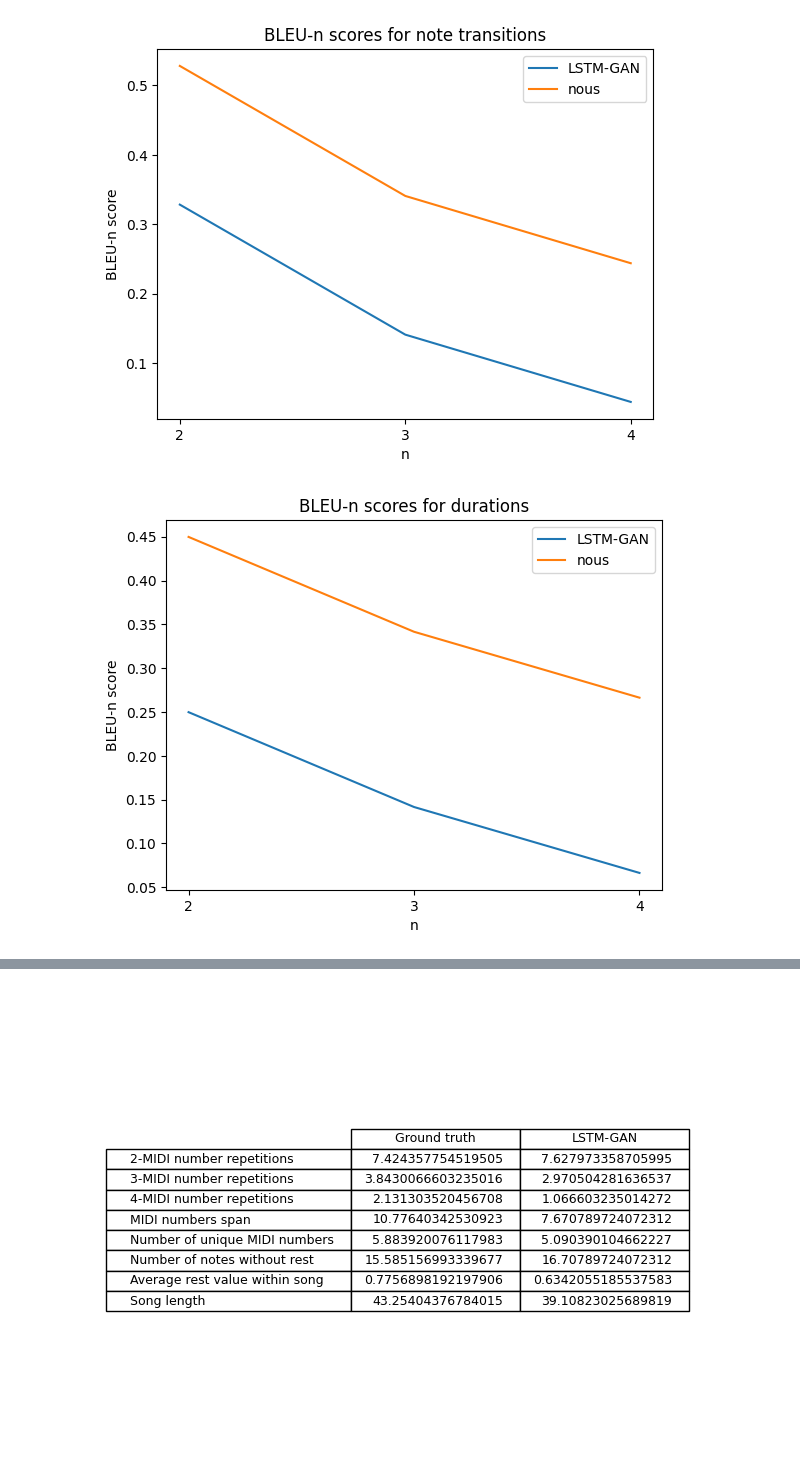
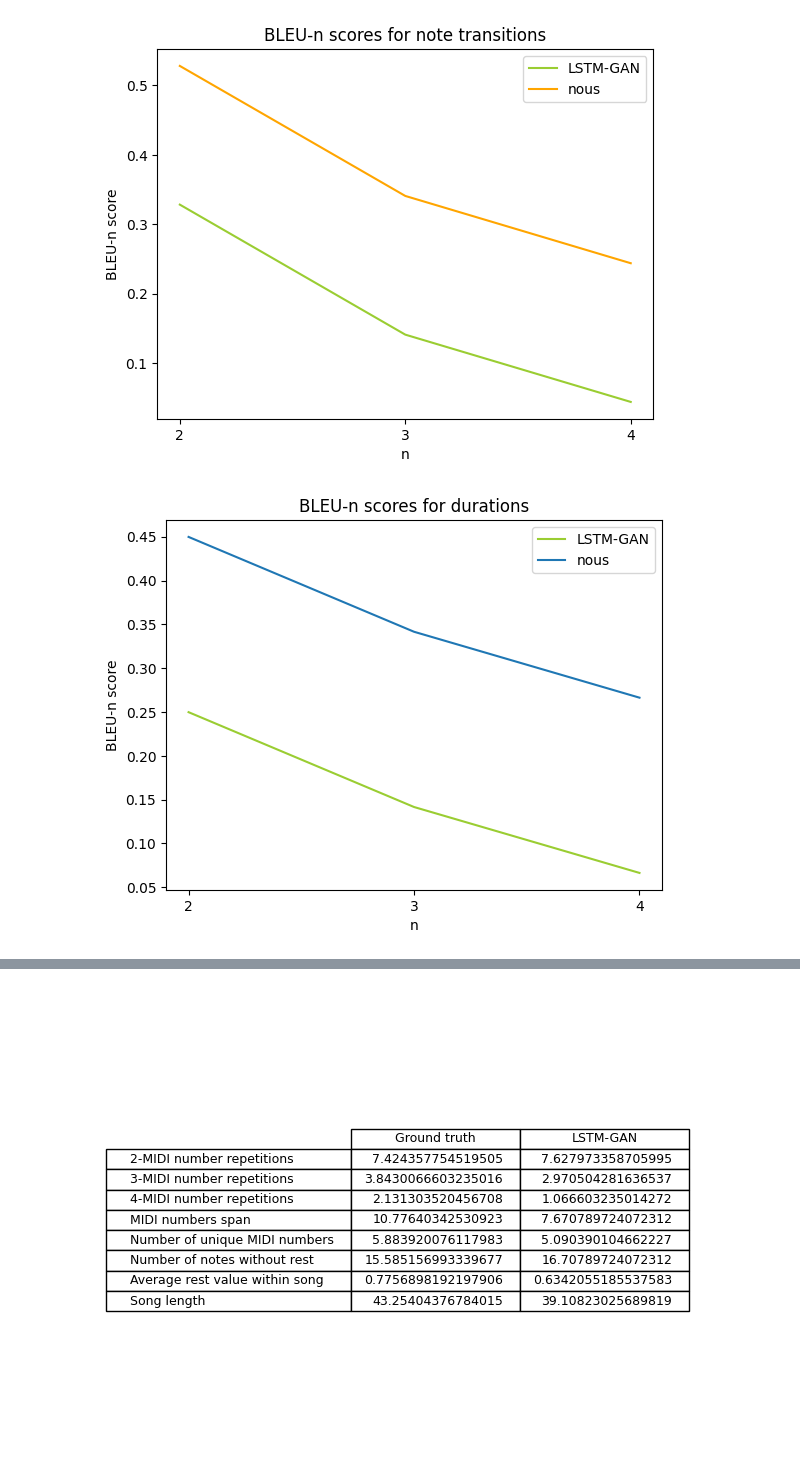
Before and after one commit to jj-haygurlhay/Lyrics2Melody, a Jupyter notebook: notebooks/quantitative_analysis_final.ipynb, the cells around one changed output, grey strips where cells are left out. Saved outputs shown, nothing was run; the diff lists cells and outputs as text; code cells hidden in the pictures.

```diff
--- a/notebooks/quantitative_analysis_final.ipynb
+++ b/notebooks/quantitative_analysis_final.ipynb
@@ -10,6 +10,13 @@ with open("/home/max/Documents/Univ/Lyrics2Melody/quantitative_analysis/seq2seq_
     rapport1_results = json.loads(f.read())
 with open("/home/max/Documents/Univ/Lyrics2Melody/quantitative_analysis/lstm-gan_stats/ref_stats", "r") as f:
     reference = json.loads(f.read())
+
+#Blue for reference
+ref_color="xkcd:azure"
+#Green for LSTM-GAN
+LSTM_color = "yellowgreen"
+#Orange for us
+res_color = "orange"
 # %%
 
 xrange = range(-8,9)
@@ -28,18 +35,18 @@ plt.show()
 # %%
 xrange = range(2,5)
-plt.plot(xrange, [lstm_results[f"bleu{i}_notes"] for i in xrange], label="LSTM-GAN")
-plt.plot(xrange, [lstm_results[f"bleu{i}_notes"]+0.2 for i in xrange], label="nous")
+plt.plot(xrange, [lstm_results[f"bleu{i}_notes"] for i in xrange], label="LSTM-GAN", color=LSTM_color)
+plt.plot(xrange, [lstm_results[f"bleu{i}_notes"]+0.2 for i in xrange], label="nous", color=res_color)
 plt.xticks(xrange)
 plt.title("BLEU-n scores for note transitions")
 plt.ylabel("BLEU-n score")
 plt.xlabel("n")
 plt.legend()
 plt.show()
 # %% [output]
-[figure, old version]
+[figure, new version]
 # %%
 xrange = range(2,5)
-plt.plot(xrange, [lstm_results[f"bleu{i}_durations"] for i in xrange], label="LSTM-GAN")
+plt.plot(xrange, [lstm_results[f"bleu{i}_durations"] for i in xrange], label="LSTM-GAN", color=LSTM_color)
 plt.plot(xrange, [lstm_results[f"bleu{i}_durations"]+0.2 for i in xrange], label="nous")
 plt.xticks(xrange)
 plt.title("BLEU-n scores for durations")
@@ -48,6 +55,6 @@ plt.xlabel("n")
 plt.legend()
 plt.show()
 # %% [output]
-[figure, old version]
+[figure, new version]
 # %%
 xrange = range(2,5)
```
Also changed, not shown: parts of 4 cells of this notebook, 3 other files.
